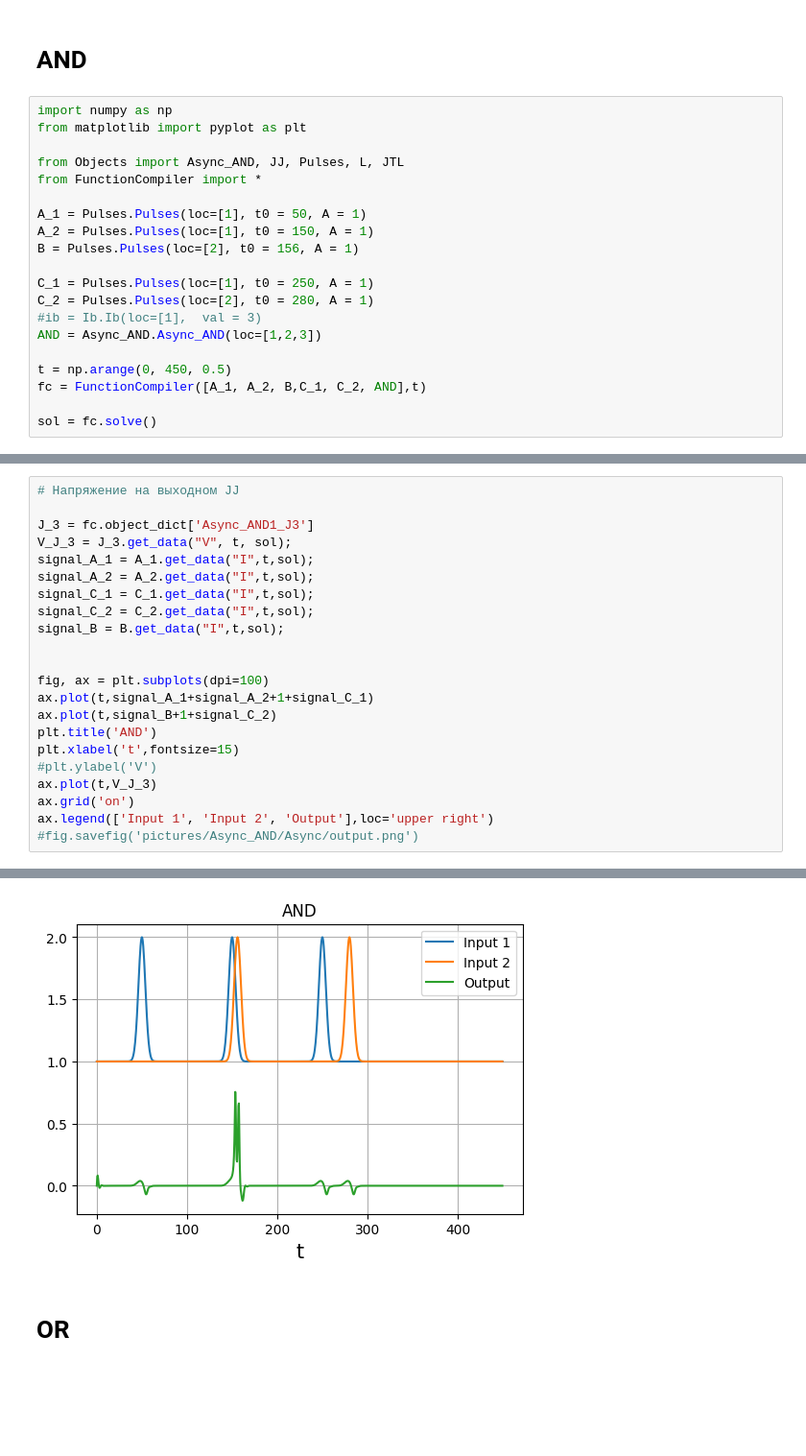
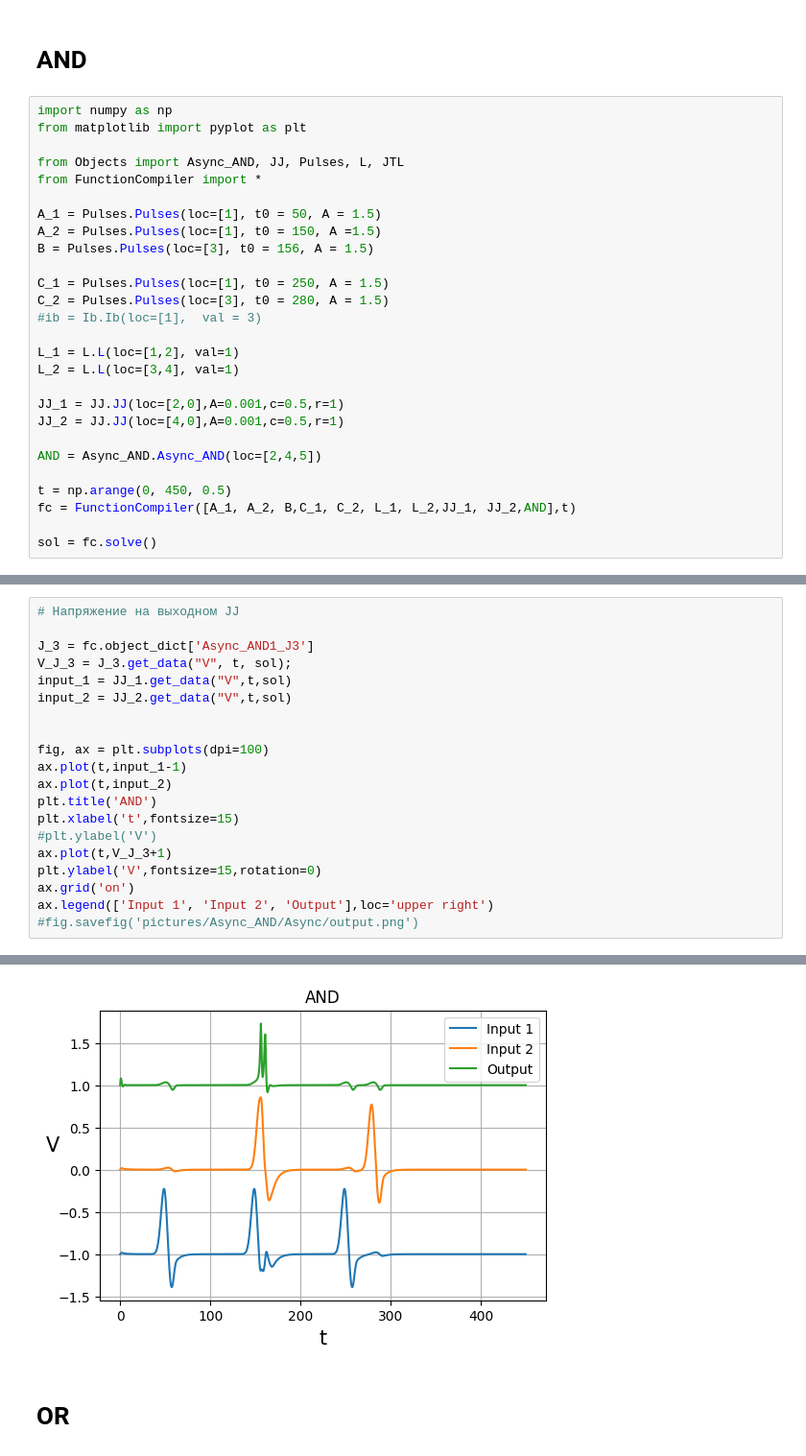
Before and after one commit to gausseuler60/SymSC_Python, a Jupyter notebook: Test_Elements.ipynb, the cells around one changed output, grey strips where cells are left out. Shown: that part at 96% size. Saved outputs shown, nothing was run; the diff lists cells and outputs as text; blank space fills up the shorter version.

Commit message:
Upgrade graphics

```diff
--- a/Test_Elements.ipynb
+++ b/Test_Elements.ipynb
@@ -47,17 +48,24 @@ from matplotlib import pyplot as plt
 from Objects import Async_AND, JJ, Pulses, L, JTL
 from FunctionCompiler import *
 
-A_1 = Pulses.Pulses(loc=[1], t0 = 50, A = 1)
-A_2 = Pulses.Pulses(loc=[1], t0 = 150, A = 1)
-B = Pulses.Pulses(loc=[2], t0 = 156, A = 1)
+A_1 = Pulses.Pulses(loc=[1], t0 = 50, A = 1.5)
+A_2 = Pulses.Pulses(loc=[1], t0 = 150, A =1.5)
+B = Pulses.Pulses(loc=[3], t0 = 156, A = 1.5)
 
-C_1 = Pulses.Pulses(loc=[1], t0 = 250, A = 1)
-C_2 = Pulses.Pulses(loc=[2], t0 = 280, A = 1)
+C_1 = Pulses.Pulses(loc=[1], t0 = 250, A = 1.5)
+C_2 = Pulses.Pulses(loc=[3], t0 = 280, A = 1.5)
 #ib = Ib.Ib(loc=[1],  val = 3)
-AND = Async_AND.Async_AND(loc=[1,2,3])
+
+L_1 = L.L(loc=[1,2], val=1)
+L_2 = L.L(loc=[3,4], val=1)
+
+JJ_1 = JJ.JJ(loc=[2,0],A=0.001,c=0.5,r=1)
+JJ_2 = JJ.JJ(loc=[4,0],A=0.001,c=0.5,r=1)
+
+AND = Async_AND.Async_AND(loc=[2,4,5])
 
 t = np.arange(0, 450, 0.5)
-fc = FunctionCompiler([A_1, A_2, B,C_1, C_2, AND],t)
+fc = FunctionCompiler([A_1, A_2, B,C_1, C_2, L_1, L_2,JJ_1, JJ_2,AND],t)
 
 sol = fc.solve()
 # %% [output]
@@ -65,28 +73,26 @@ Generated objects are: Pulses1 Pulses2 Pulses3 Pulses4 Pulses5 Async_AND1_Ib1 As
 # %%
 # Напряжение на выходном JJ
 
 J_3 = fc.object_dict['Async_AND1_J3']
 V_J_3 = J_3.get_data("V", t, sol);
-signal_A_1 = A_1.get_data("I",t,sol);
-signal_A_2 = A_2.get_data("I",t,sol);
-signal_C_1 = C_1.get_data("I",t,sol);
-signal_C_2 = C_2.get_data("I",t,sol);
-signal_B = B.get_data("I",t,sol);
+input_1 = JJ_1.get_data("V",t,sol)
+input_2 = JJ_2.get_data("V",t,sol)
 
 
 fig, ax = plt.subplots(dpi=100)
-ax.plot(t,signal_A_1+signal_A_2+1+signal_C_1)
-ax.plot(t,signal_B+1+signal_C_2)
+ax.plot(t,input_1-1)
+ax.plot(t,input_2)
 plt.title('AND')
 plt.xlabel('t',fontsize=15)
 #plt.ylabel('V')
-ax.plot(t,V_J_3)
+ax.plot(t,V_J_3+1)
+plt.ylabel('V',fontsize=15,rotation=0)
 ax.grid('on')
 ax.legend(['Input 1', 'Input 2', 'Output'],loc='upper right')
 #fig.savefig('pictures/Async_AND/Async/output.png')
 # %% [output]
 <matplotlib.legend.Legend at 0x...>
-[figure, old version]
+[figure, new version]
 # %% [markdown]
 # OR
 # %%
```
Also changed, not shown: parts of 30 cells of this notebook, 2 other files.
